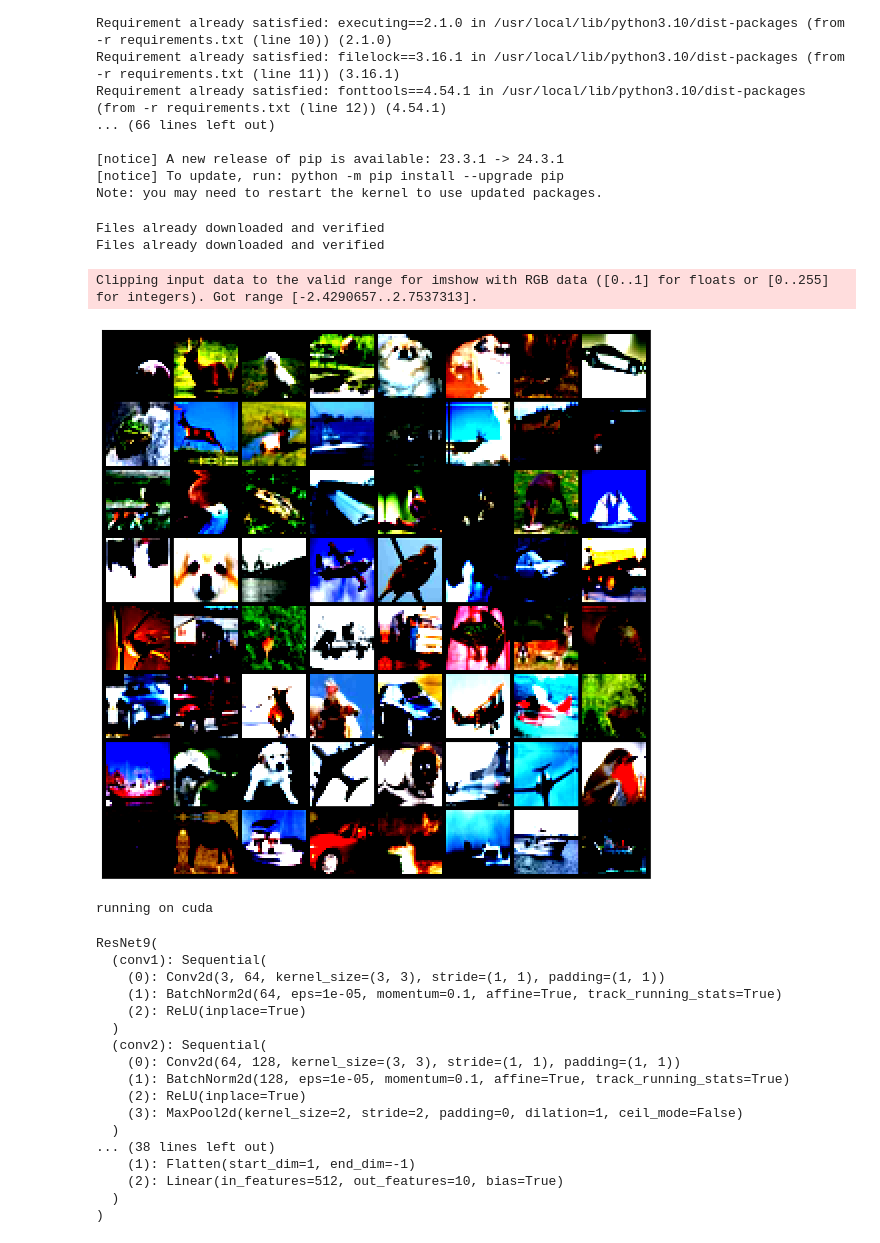
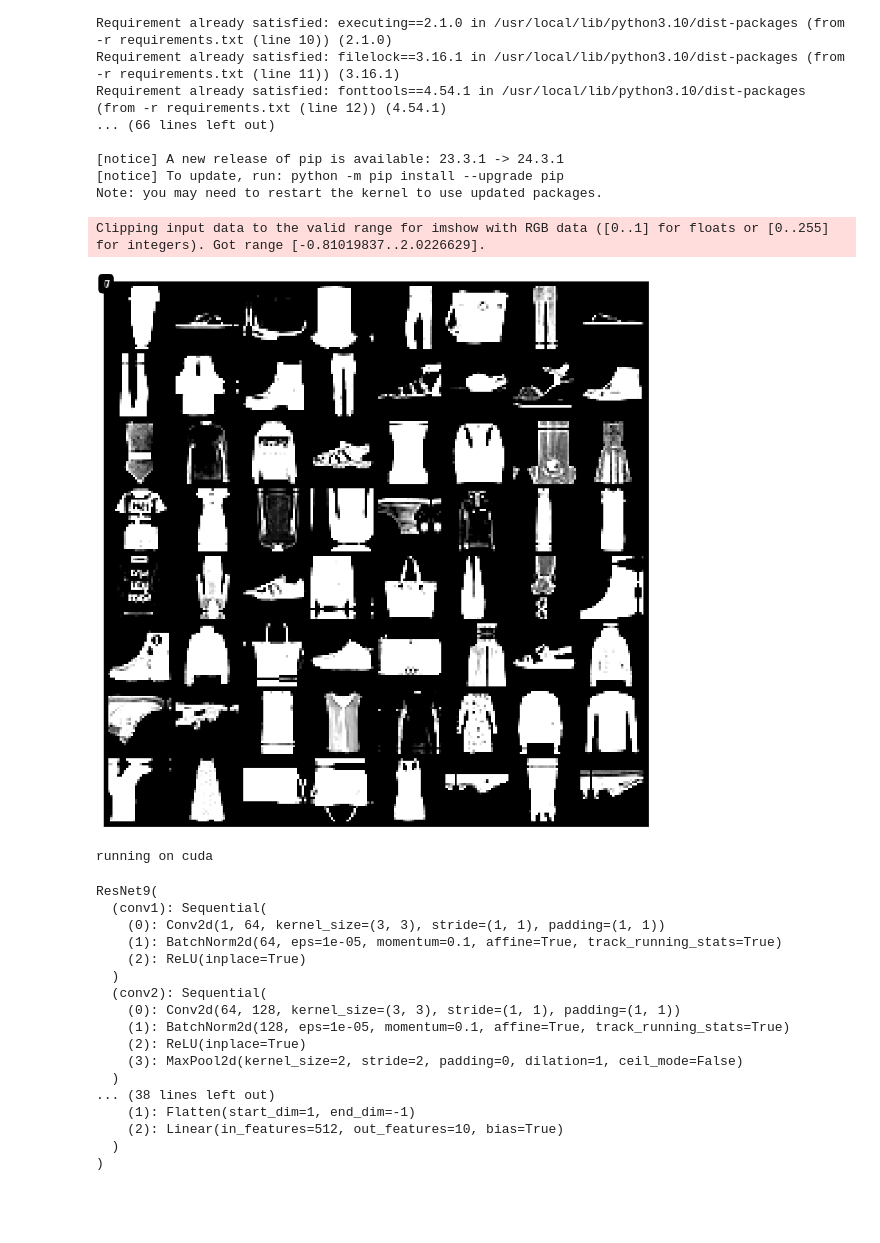
Before and after one commit to matthewjgunton/resnet9, a Jupyter notebook: resnet_scratch.ipynb, the cells around one changed output. Drawn from its saved outputs; the diff is of its cells as text; code cells hidden in the pictures; blank space fills up the shorter version.

Commit message:
change to use mnist-fashion

```diff
--- a/resnet_scratch.ipynb
+++ b/resnet_scratch.ipynb
@@ -23,44 +23,55 @@ import torchvision.transforms as tt
 from torch.utils.data import DataLoader, ConcatDataset
 import torchvision
 
-stats = ((0.4914, 0.4822, 0.4465), (0.2023, 0.1994, 0.2010))
+stats = ((0.2860,), (0.3530,))
 
 # data from augmentation ablation here
 basic_tfms = tt.Compose([tt.ToTensor(), tt.Normalize(*stats)])
-train_fms = tt.Compose([tt.RandomCrop(32, padding=4, padding_mode='reflect'),
-                        tt.RandomHorizontalFlip(),
+train_fms = tt.Compose([tt.RandomCrop(28, padding=4, padding_mode='reflect'),
+                         tt.RandomHorizontalFlip(p=0.5),
+                         tt.RandomVerticalFlip(p=0.5),
                         tt.ToTensor(),
                         tt.Normalize(*stats,inplace=True)])
 
 batch_size = 1024
 
-train_normal = torchvision.datasets.CIFAR10(root='./data', train=True, transform=basic_tfms, download=True)
-train_ds = torchvision.datasets.CIFAR10(root='./data', train=True, transform=train_fms)
+train_normal = torchvision.datasets.FashionMNIST(root='./data', train=True, transform=basic_tfms, download=True)
+train_ds = torchvision.datasets.FashionMNIST(root='./data', train=True, transform=train_fms)
 
 train_dataset = ConcatDataset([train_ds, train_normal])
 train_dl = DataLoader(train_dataset, batch_size, shuffle=True, num_workers=3, pin_memory=True)
 
-val_dataset = torchvision.datasets.CIFAR10(
+val_dataset = torchvision.datasets.FashionMNIST(
     root='./data', train=False, download=True, transform=basic_tfms)
 valid_dl = DataLoader(val_dataset, batch_size*2, num_workers=3, pin_memory=True)
-# %% [output]
-Files already downloaded and verified
-Files already downloaded and verified
 # %%
 from torchvision.utils import make_grid
 import matplotlib.pyplot as plt
-
 
 def show_batch(dl):
     for images, labels in dl:
         fig, ax = plt.subplots(figsize=(12, 12))
         ax.set_xticks([]); ax.set_yticks([])
-        ax.imshow(make_grid(images[:64], nrow=8).permute(1, 2, 0))
+
+        # Create a grid of images
+        grid = make_grid(images[:64], nrow=8)
+        ax.imshow(grid.permute(1, 2, 0).squeeze(), cmap='gray')
+
+        # Add labels above each image
+        for i in range(min(len(images), 64)):
+            # Calculate the position for each label
+            row = i // 8
+            col = i % 8
+            ax.text(col / 8, (row + 0.5) / 8, str(labels[i].item()),
+                    ha='center', va='center', color='white', fontsize=12,
+                    bbox=dict(facecolor='black', alpha=0.5, boxstyle='round,pad=0.3'))
+
         break
+
 show_batch(train_dl)
 # %% [output]
-Clipping input data to the valid range for imshow with RGB data ([0..1] for floats or [0..255] for integers). Got range [-2.4290657..2.7537313].
+Clipping input data to the valid range for imshow with RGB data ([0..1] for floats or [0..255] for integers). Got range [-0.81019837..2.0226629].
-[figure, old version]
+[figure, new version]
 # %%
 import torch
 
@@ -178,12 +189,12 @@ class ResNet9(nn.Module):
         out = self.classifier(out)
         return out
 # %%
-model = to_device(ResNet9(3, 10), device)
+model = to_device(ResNet9(1, 10), device)
 print(model)
 # %% [output]
 ResNet9(
   (conv1): Sequential(
-    (0): Conv2d(3, 64, kernel_size=(3, 3), stride=(1, 1), padding=(1, 1))
+    (0): Conv2d(1, 64, kernel_size=(3, 3), stride=(1, 1), padding=(1, 1))
     (1): BatchNorm2d(64, eps=1e-05, momentum=0.1, affine=True, track_running_stats=True)
     (2): ReLU(inplace=True)
   )
```
Also changed, not shown: parts of 6 cells of this notebook, 2 other files.
